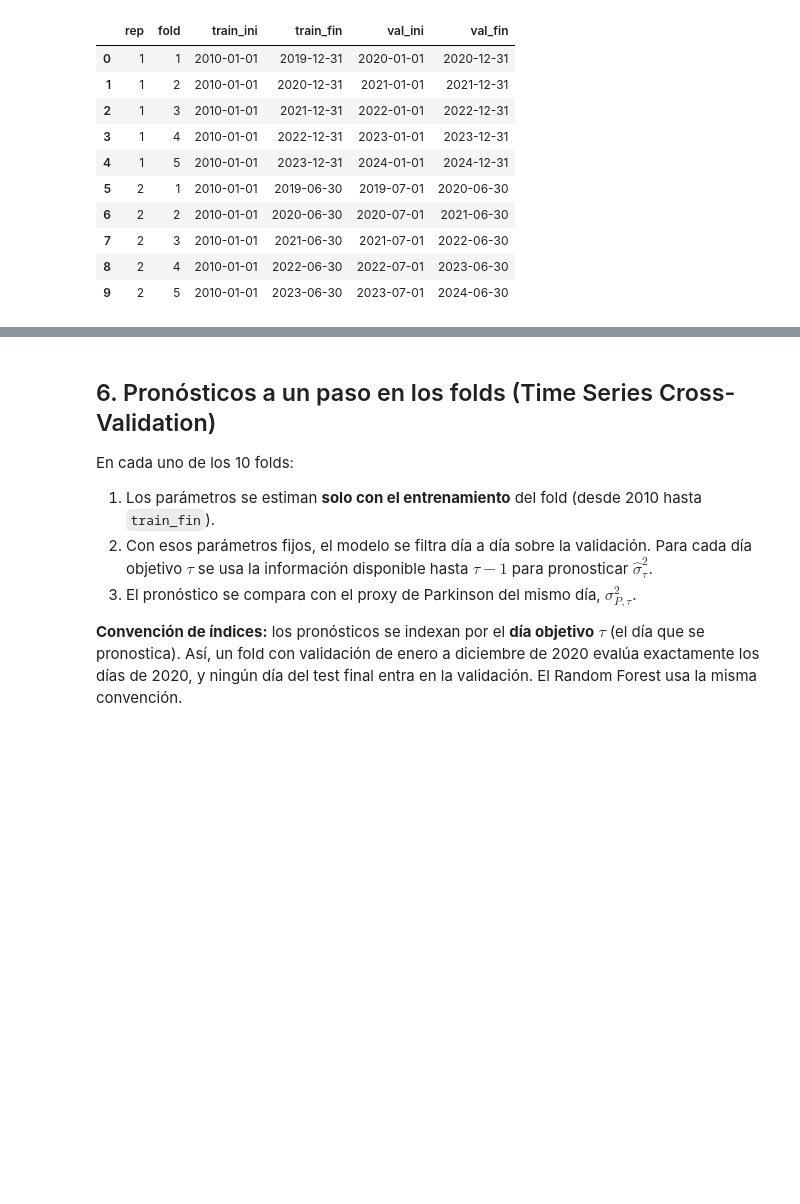
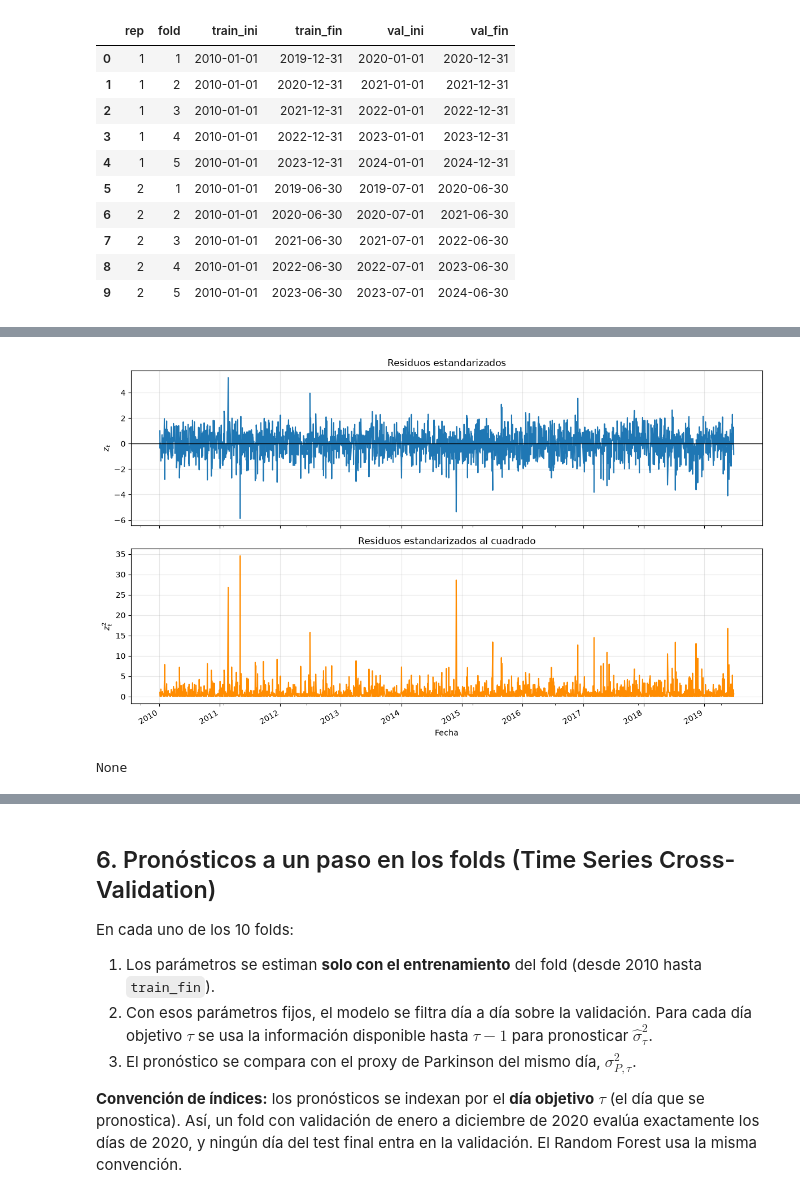
Before and after one commit to darlamai/proyecto_final_ml_wti, a Jupyter notebook: notebooks/03.modelo_base.ipynb, the cells around one changed output, grey strips where cells are left out. Drawn from its saved outputs; the diff is of its cells as text; code cells hidden in the pictures; blank space fills up the shorter version.

```diff
--- a/notebooks/03.modelo_base.ipynb
+++ b/notebooks/03.modelo_base.ipynb
@@ -162,5 +391,18 @@ que se evalúa contra el proxy de Parkinson del mismo día, $\sigma^2_{P,t+1}$.
+# %%
+# Especificación del modelo base (se usa igual en todo el notebook)
+#ESPEC = dict(mean="AR", lags=1, vol="GARCH", p=1, q=1, dist="t")
+
+ESPEC = dict(
+    mean="AR",
+    lags=1,
+    vol="EGARCH",
+    p=1,
+    o=1,       # componente asimétrico
+    q=1,
+    dist="t"
+)
 # %%
-r_diag = r.loc[:EDA_FIN]
+
 modelo = arch_model(r_diag, **ESPEC)
-res = modelo.fit(disp="off")
-print(res.summary())
+res2 = modelo.fit(disp="off")
+print(res2.summary())
@@ -273,0 +750,5 @@ print(f"Prueba conjunta (F): estadístico = {ols_sb.fvalue:.3f}, p = {ols_sb.f_p
+# %%
+display(ag.graficar_residuos(res2))
+# %% [output]
+[figure, added]
+None
```
Also changed, not shown: parts of 140 cells of this notebook, 32 other files.
